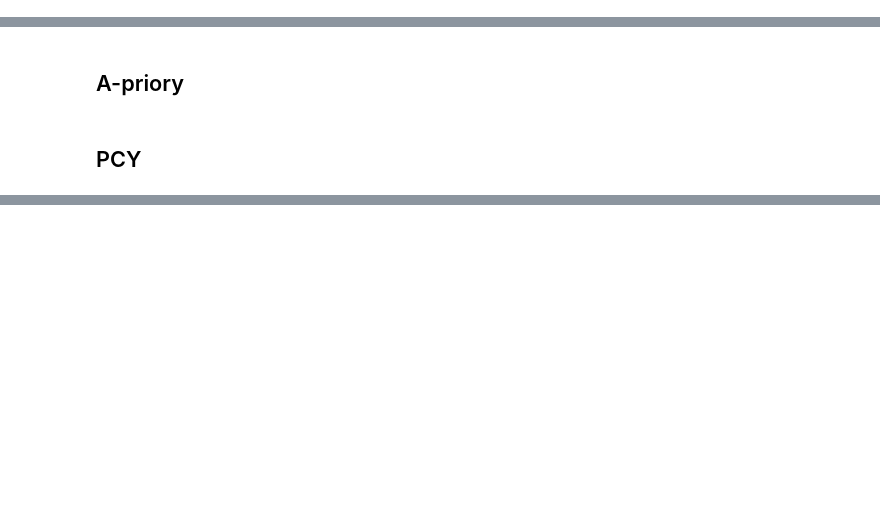
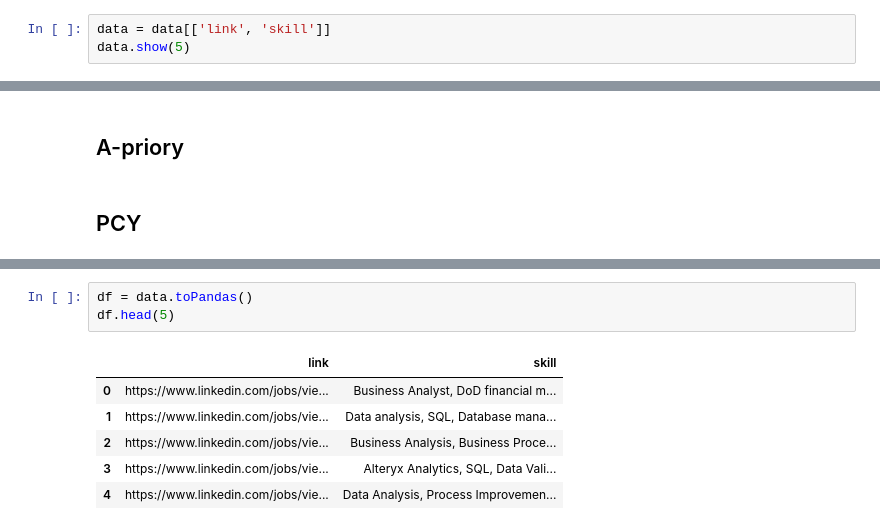
Before and after one commit to dariashcherbakovaaa/Algorithms-for-massive-data, a Jupyter notebook: Algorithms_for_massive_data.ipynb, the cells around one changed output, grey strips where cells are left out. Saved outputs shown, nothing was run; the diff lists cells and outputs as text; blank space fills up the shorter version.

```diff
--- a/Algorithms_for_massive_data.ipynb
+++ b/Algorithms_for_massive_data.ipynb
@@ -240,0 +303,3 @@ TypeError: _bin_op.<locals>._() got an unexpected keyword argument 'flags'
+# %%
+data = data[['link', 'skill']]
+data.show(5)
@@ -255,0 +387,10 @@ from mlxtend.frequent_patterns import association_rules
+# %%
+df = data.toPandas()
+df.head(5)
+# %% [output]
+|  | link | skill |
+| 0 | https://www.linkedin.com/jobs/vie... | Business Analyst, DoD financial m... |
+| 1 | https://www.linkedin.com/jobs/vie... | Data analysis, SQL, Database mana... |
+| 2 | https://www.linkedin.com/jobs/vie... | Business Analysis, Business Proce... |
+| 3 | https://www.linkedin.com/jobs/vie... | Alteryx Analytics, SQL, Data Vali... |
+| 4 | https://www.linkedin.com/jobs/vie... | Data Analysis, Process Improvemen... |
```
Also changed, not shown: parts of 26 cells of this notebook.
